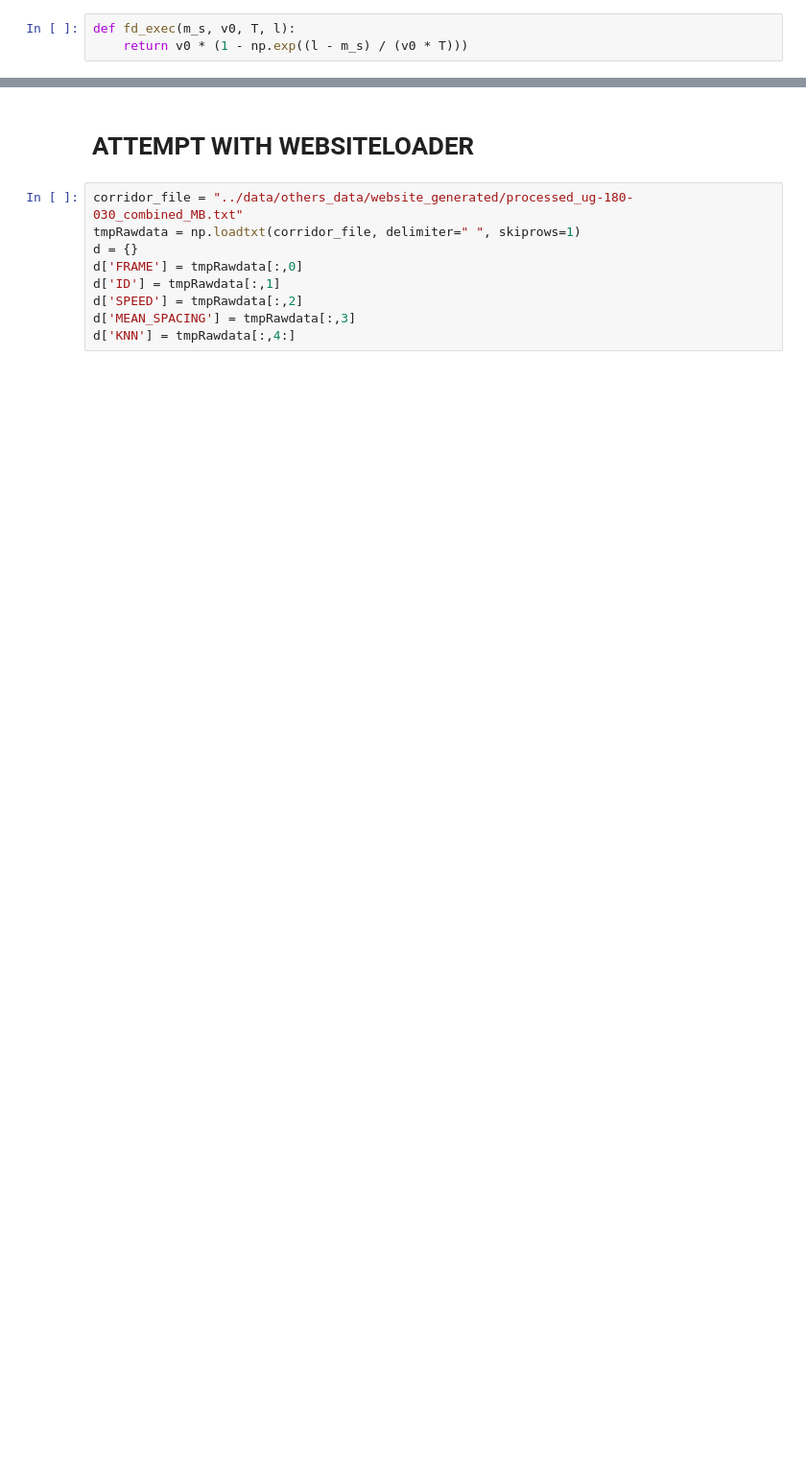
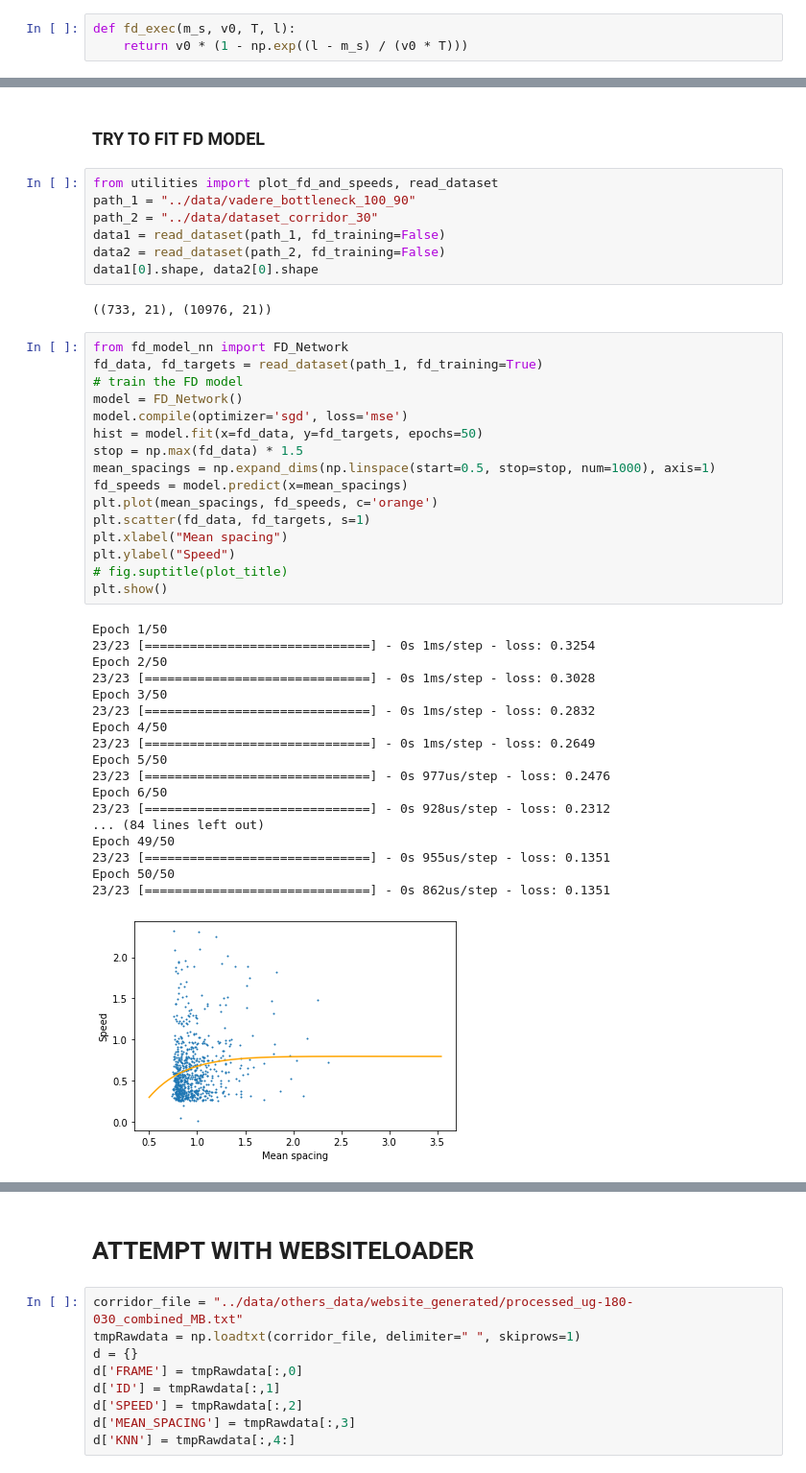
Before and after one commit to AlexPasqua/MLCMS-project, a Jupyter notebook: src/reproduce_FD.ipynb, the cells around one changed output, grey strips where cells are left out. Shown at 96% size. Cells and saved outputs as stored; diff of their text form; blank space fills up the shorter version.

```diff
--- a/src/reproduce_FD.ipynb
+++ b/src/reproduce_FD.ipynb
@@ -39,3 +41,49 @@ plt.ylabel("v")
 # %% [output]
 Text(0, 0.5, 'v')
 [figure]
+# %% [markdown]
+### TRY TO FIT FD MODEL
+# %%
+from utilities import plot_fd_and_speeds, read_dataset
+path_1 = "../data/vadere_bottleneck_100_90"
+path_2 = "../data/dataset_corridor_30"
+data1 = read_dataset(path_1, fd_training=False)
+data2 = read_dataset(path_2, fd_training=False)
+data1[0].shape, data2[0].shape
+# %% [output]
+((733, 21), (10976, 21))
+# %%
+from fd_model_nn import FD_Network
+fd_data, fd_targets = read_dataset(path_1, fd_training=True)
+# train the FD model
+model = FD_Network()
+model.compile(optimizer='sgd', loss='mse')
+hist = model.fit(x=fd_data, y=fd_targets, epochs=50)
+stop = np.max(fd_data) * 1.5
+mean_spacings = np.expand_dims(np.linspace(start=0.5, stop=stop, num=1000), axis=1)
+fd_speeds = model.predict(x=mean_spacings)
+plt.plot(mean_spacings, fd_speeds, c='orange')
+plt.scatter(fd_data, fd_targets, s=1)
+plt.xlabel("Mean spacing")
+plt.ylabel("Speed")
+# fig.suptitle(plot_title)
+plt.show()
+# %% [output]
+Epoch 1/50
+23/23 [==============================] - 0s 1ms/step - loss: 0.3254
+Epoch 2/50
+23/23 [==============================] - 0s 1ms/step - loss: 0.3028
+Epoch 3/50
+23/23 [==============================] - 0s 1ms/step - loss: 0.2832
+Epoch 4/50
+23/23 [==============================] - 0s 1ms/step - loss: 0.2649
+Epoch 5/50
+23/23 [==============================] - 0s 977us/step - loss: 0.2476
+Epoch 6/50
+23/23 [==============================] - 0s 928us/step - loss: 0.2312
+... (84 lines left out)
+Epoch 49/50
+23/23 [==============================] - 0s 955us/step - loss: 0.1351
+Epoch 50/50
+23/23 [==============================] - 0s 862us/step - loss: 0.1351
+[figure, added]
```
Also changed, not shown: parts of 10 cells of this notebook, 40 other files.
